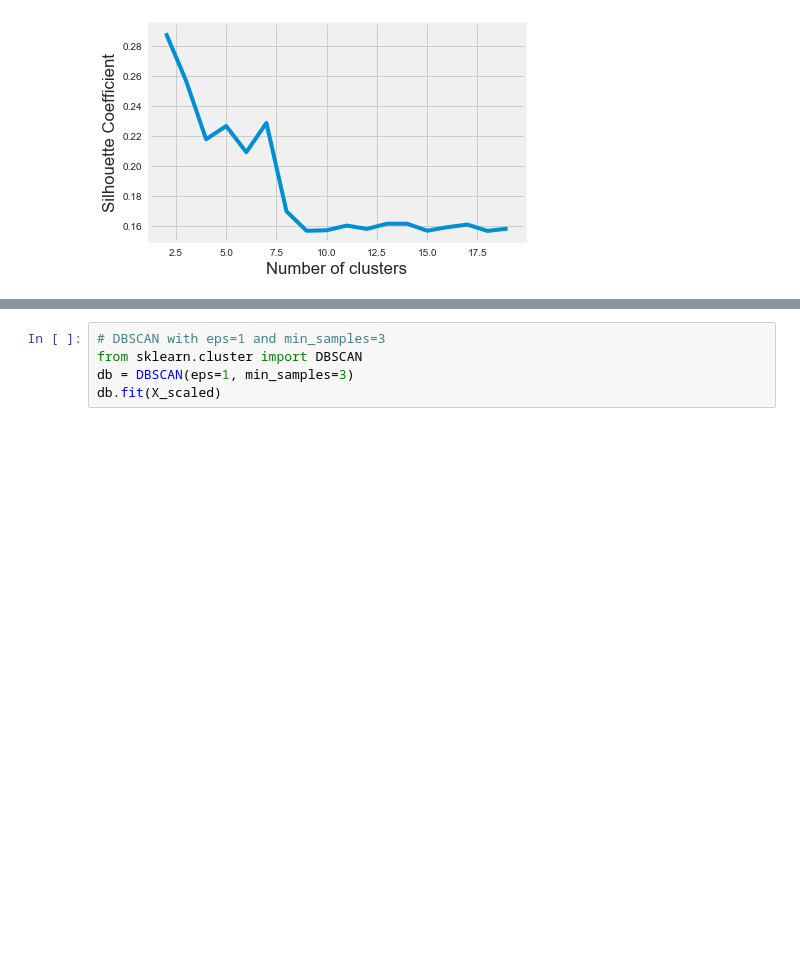
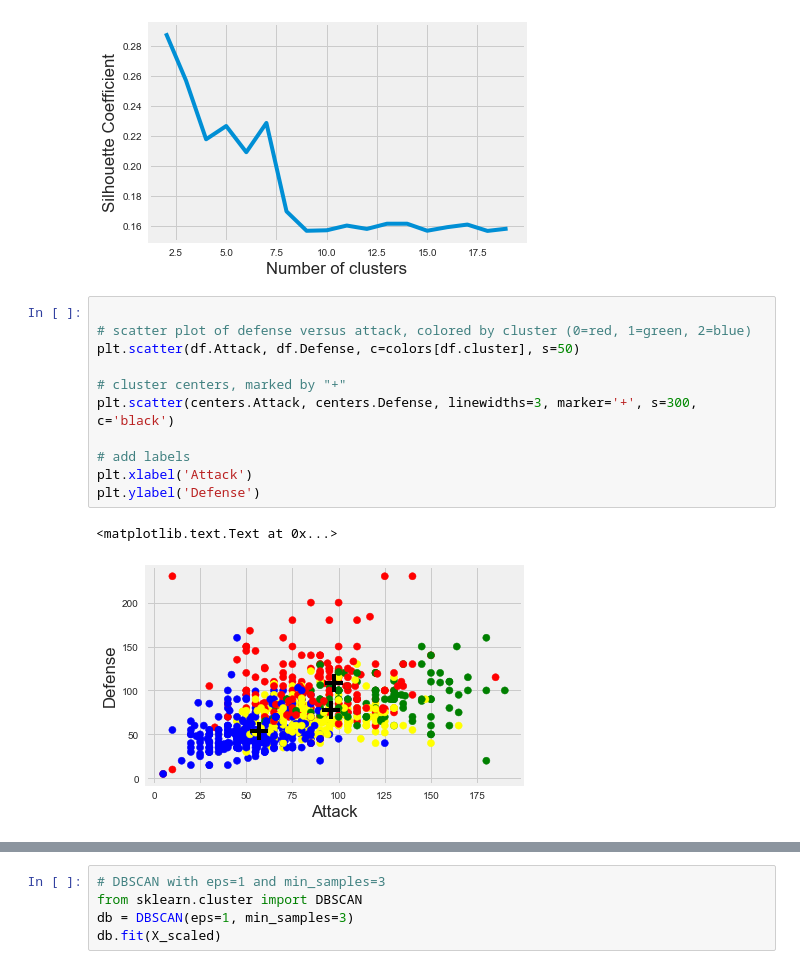
Before and after one commit to danidipinto/Pokemon, a Jupyter notebook: Pokemon.ipynb, the cells around one changed output, grey strips where cells are left out. Drawn from its saved outputs; the diff is of its cells as text; blank space fills up the shorter version.

```diff
--- a/Pokemon.ipynb
+++ b/Pokemon.ipynb
@@ -728,3 +728,17 @@ plt.ylabel('Silhouette Coefficient')
 plt.grid(True)
 # %% [output]
 [figure]
+# %%
+
+# scatter plot of defense versus attack, colored by cluster (0=red, 1=green, 2=blue)
+plt.scatter(df.Attack, df.Defense, c=colors[df.cluster], s=50)
+
+# cluster centers, marked by "+"
+plt.scatter(centers.Attack, centers.Defense, linewidths=3, marker='+', s=300, c='black')
+
+# add labels
+plt.xlabel('Attack')
+plt.ylabel('Defense')
+# %% [output]
+<matplotlib.text.Text at 0x...>
+[figure, added]
```
Also changed, not shown: parts of 4 cells of this notebook.
